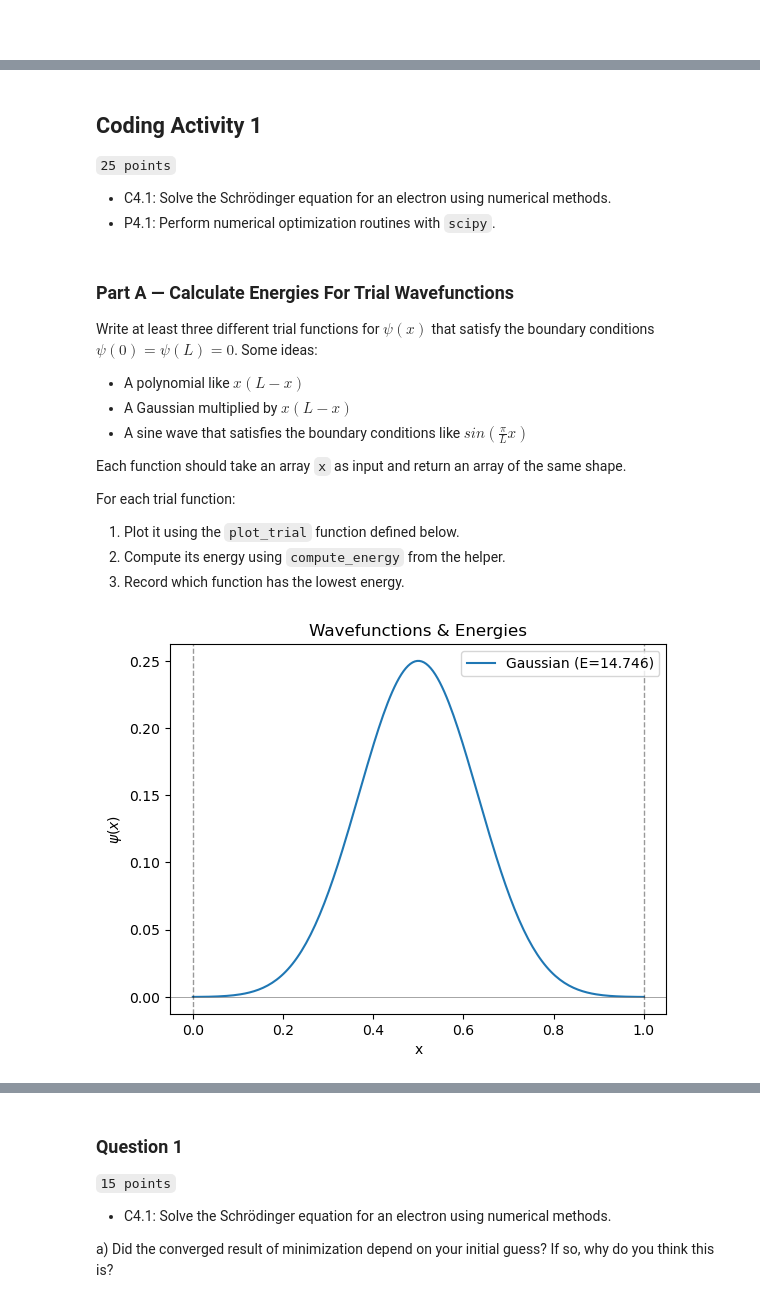
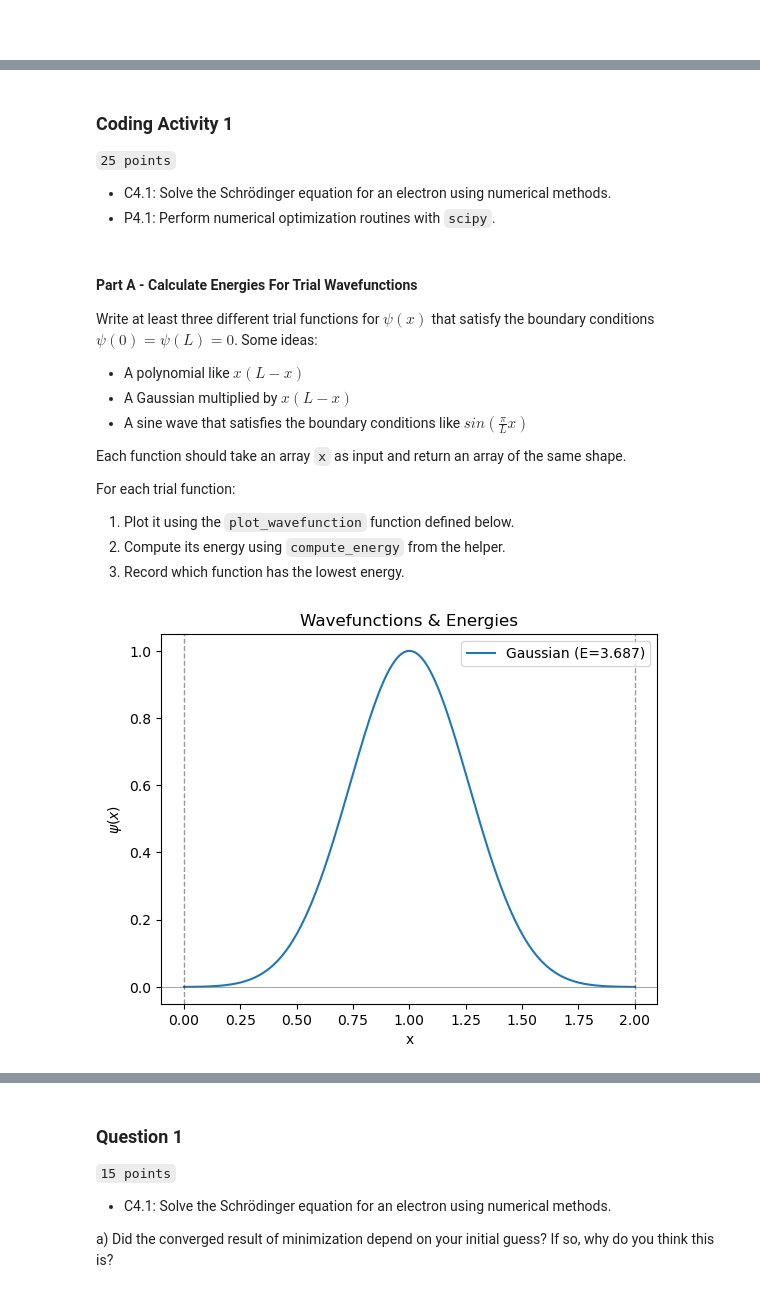
Before and after one commit to zedo-heptulose/pchem-II-lab, a Jupyter notebook: particle_in_a_box/pib_worked.ipynb, the cells around one changed output, grey strips where cells are left out. Cells and saved outputs as stored; diff of their text form; code cells hidden in the pictures.

```diff
--- a/particle_in_a_box/pib_worked.ipynb
+++ b/particle_in_a_box/pib_worked.ipynb
@@ -191,14 +199,14 @@ The numerator measures energy and the denominator ensures normalization. Minimiz
 
 ---
 # %% [markdown]
-## Coding Activity 1
+### Coding Activity 1
 `25 points`
 
 - C4.1: Solve the Schrödinger equation for an electron using numerical methods.
 - P4.1: Perform numerical optimization routines with `scipy`.
 # %% [markdown]
 
-### Part A — Calculate Energies For Trial Wavefunctions
+#### Part A - Calculate Energies For Trial Wavefunctions
 
 Write at least three different trial functions for $\psi(x)$ that satisfy the boundary conditions $\psi(0) = \psi(L) = 0$. Some ideas:
 - A polynomial like $x(L - x)$
@@ -208,7 +216,7 @@ Write at least three different trial functions for $\psi(x)$ that satisfy the bo
 Each function should take an array `x` as input and return an array of the same shape.
 
 For each trial function:
-1. Plot it using the `plot_trial` function defined below.
+1. Plot it using the `plot_wavefunction` function defined below.
 2. Compute its energy using `compute_energy` from the helper.
 3. Record which function has the lowest energy.
 # %%
@@ -230,18 +238,18 @@ def plot_wavefunction(x, y, label=None):
     plt.title('Wavefunctions & Energies')
     plt.legend()
 # %%
-L = 1.0
+L = 2.0
 x = np.linspace(0, L, 200)
 
 # Example: Gaussian bump (provided)
 def gaussian(x):
-    center, width = 0.5, 0.2
+    center, width = L/2, L/5
     return np.exp(-((x - center)**2) / width**2) * (x * (L - x))  # Ensure it goes to zero at boundaries
 
 
 plot_wavefunction(x, gaussian(x), label='Gaussian')
 # %% [output]
-[figure, old version]
+[figure, new version]
 # %%
 # try another function and plot it!
 def polynomial(x):
```
Also changed, not shown: parts of 53 cells of this notebook, 16 other files.
